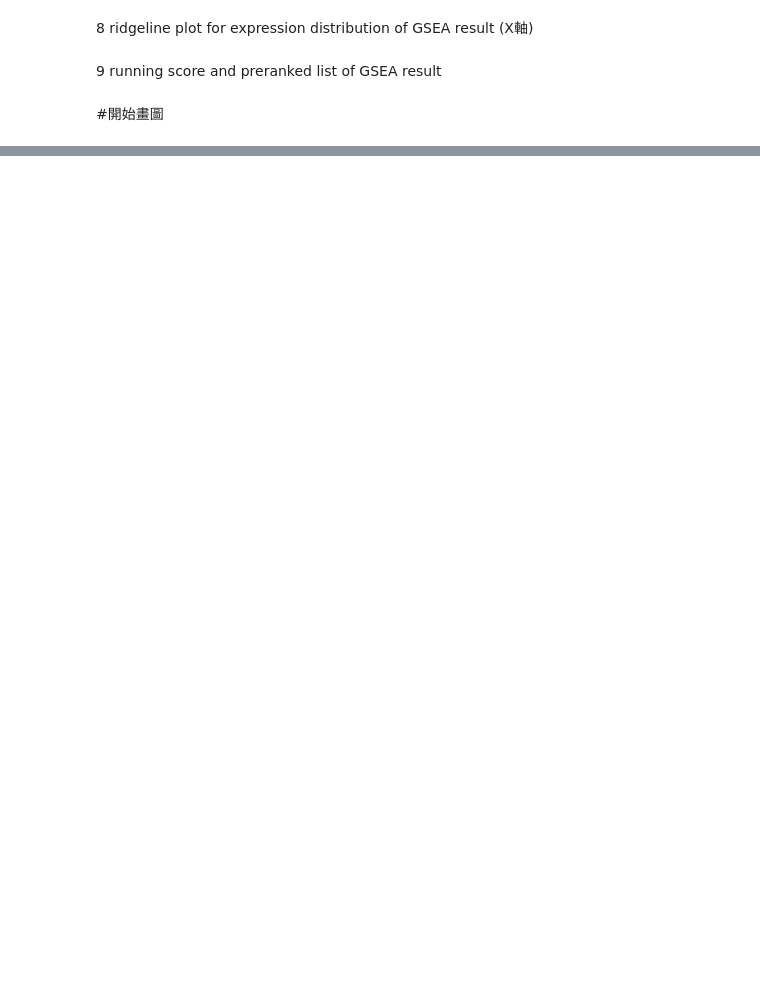
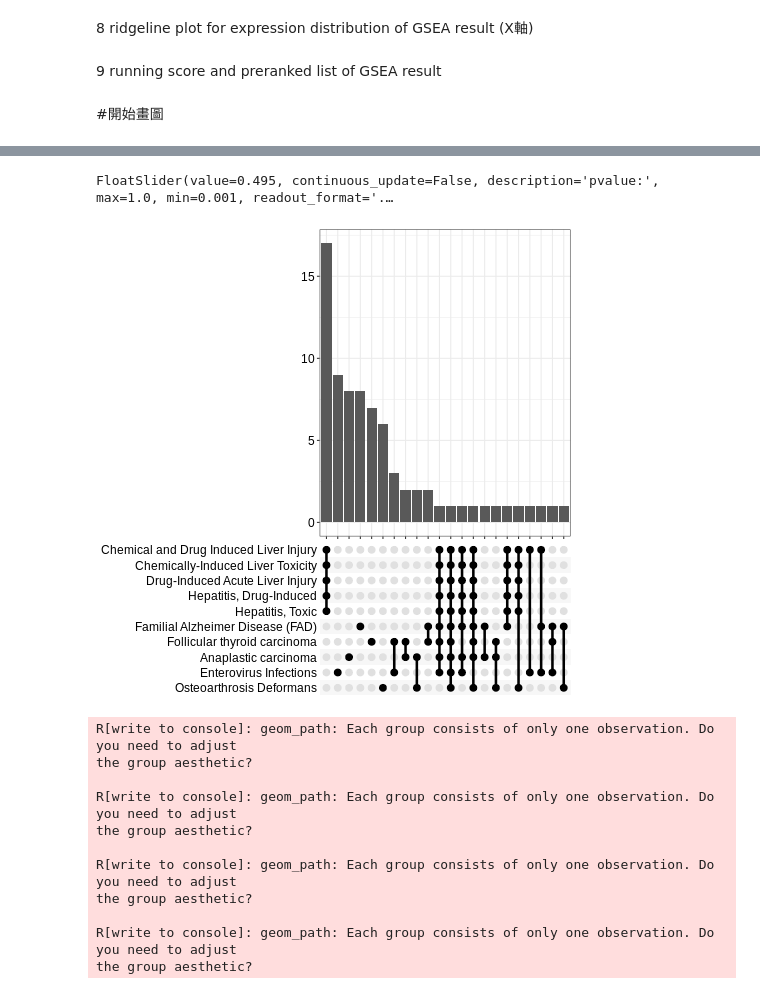
Before and after one commit to B0829009/ProteinAnls, a Jupyter notebook: dose_function.ipynb, the cells around one changed output, grey strips where cells are left out. Cells and saved outputs as stored; diff of their text form; code cells hidden in the pictures; blank space fills up the shorter version.

```diff
--- a/dose_function.ipynb
+++ b/dose_function.ipynb
@@ -508,7 +507,8 @@ from rpy2.robjects import r
 import rpy2.robjects as robjects
 from IPython.display import clear_output
 
-slider = widgets.FloatSlider(
+def upSet_plot_7_2_py():
+  slider = widgets.FloatSlider(
         value=0.05,
         min=0.001,
         max=1,
@@ -519,15 +519,16 @@ slider = widgets.FloatSlider(
         orientation='horizontal',
         readout=True,
         readout_format='.2',
-)
+  )
     #slide.observe(on_slider_change, names="value")
-def on_slider_change(change):
+  def on_slider_change(change):
     clear_output()
     display(slider)
     r.assign("change_new", change.new)
     #print(change.new)
+    %R upSet_plot_7_1()
     %R upSet_plot_7_2(change_new)
 
-display(slider)
-%R upSet_plot_7_2(0.05)
-slider.observe(on_slider_change, names="value")
+  display(slider)
+  %R upSet_plot_7_2(0.05)
+  slider.observe(on_slider_change, names="value")
@@ -644,3 +638,21 @@ output
 # %% [output]
 [interactive output not drawn]
 [interactive output not drawn]
+# %%
+print ("7. UpSet Plot")
+%R upSet_plot_7_1()
+upSet_plot_7_2_py()
+# %% [output]
+FloatSlider(value=0.495, continuous_update=False, description='pvalue:', max=1.0, min=0.001, readout_format='.…
+[figure, added]
+R[write to console]: geom_path: Each group consists of only one observation. Do you need to adjust
+the group aesthetic?
+
+R[write to console]: geom_path: Each group consists of only one observation. Do you need to adjust
+the group aesthetic?
+
+R[write to console]: geom_path: Each group consists of only one observation. Do you need to adjust
+the group aesthetic?
+
+R[write to console]: geom_path: Each group consists of only one observation. Do you need to adjust
+the group aesthetic?
```
Also changed, not shown: parts of 8 cells of this notebook.
